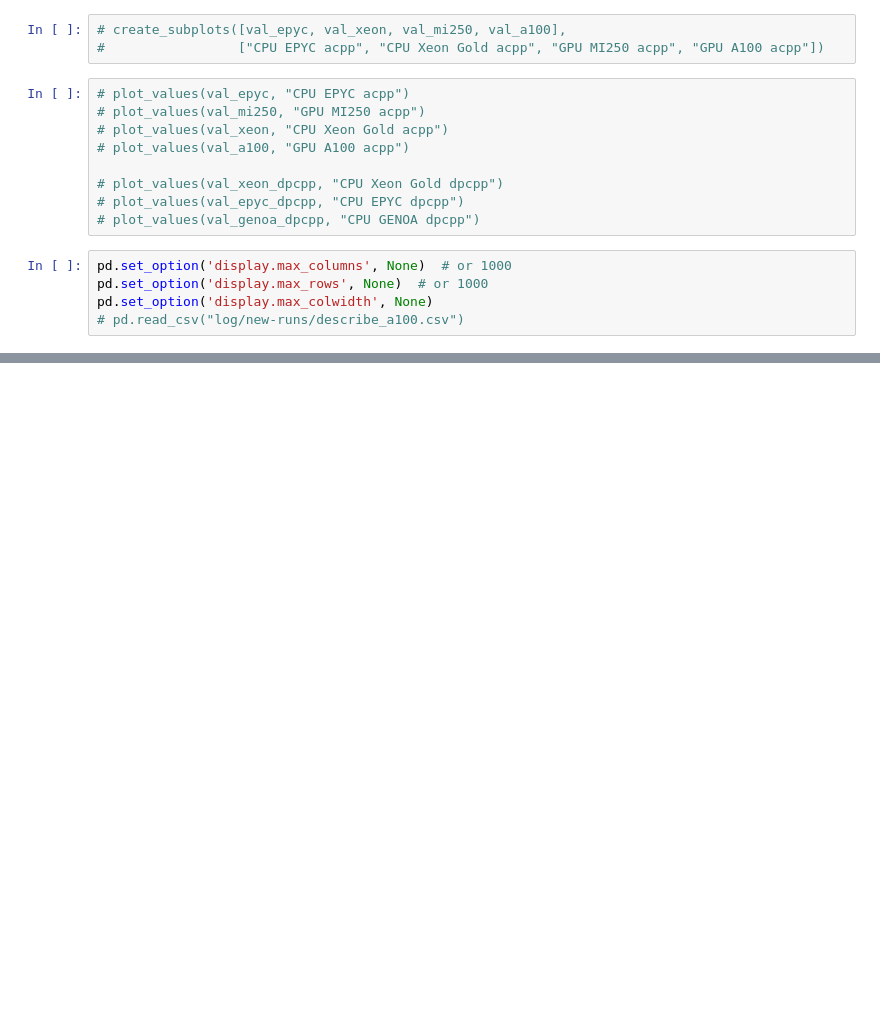
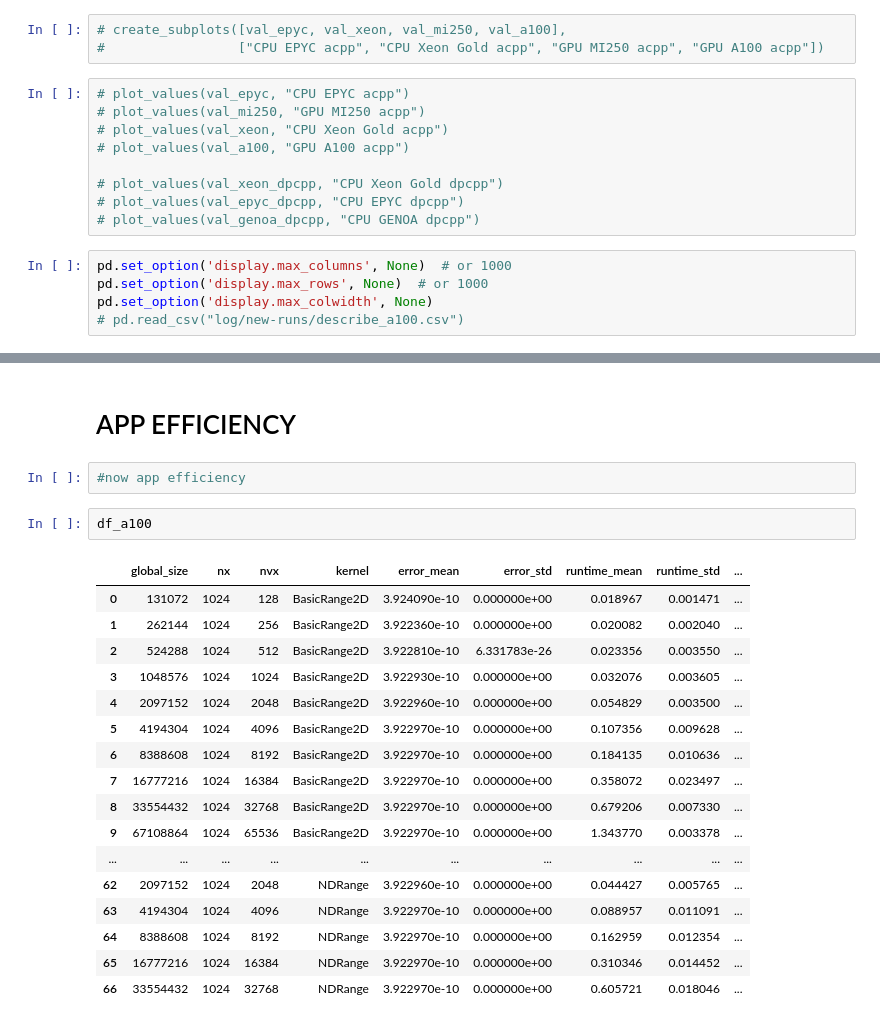
Before and after one commit to Maison-de-la-Simulation/parallel-advection, a Jupyter notebook: benchmark/read_csv_paper.ipynb, the cells around one changed output, grey strips where cells are left out. Drawn from its saved outputs; the diff is of its cells as text; blank space fills up the shorter version.

```diff
--- a/benchmark/read_csv_paper.ipynb
+++ b/benchmark/read_csv_paper.ipynb
@@ -254,0 +525,24 @@ plot_all_general_perf(all_values)
+# %% [markdown]
+# APP EFFICIENCY
+# %%
+#now app efficiency
+# %%
+df_a100
+# %% [output]
+|  | global_size | nx | nvx | kernel | error_mean | error_std | runtime_mean | runtime_std | ... |
+| 0 | 131072 | 1024 | 128 | BasicRange2D | 3.924090e-10 | 0.000000e+00 | 0.018967 | 0.001471 | ... |
+| 1 | 262144 | 1024 | 256 | BasicRange2D | 3.922360e-10 | 0.000000e+00 | 0.020082 | 0.002040 | ... |
+| 2 | 524288 | 1024 | 512 | BasicRange2D | 3.922810e-10 | 6.331783e-26 | 0.023356 | 0.003550 | ... |
+| 3 | 1048576 | 1024 | 1024 | BasicRange2D | 3.922930e-10 | 0.000000e+00 | 0.032076 | 0.003605 | ... |
+| 4 | 2097152 | 1024 | 2048 | BasicRange2D | 3.922960e-10 | 0.000000e+00 | 0.054829 | 0.003500 | ... |
+| 5 | 4194304 | 1024 | 4096 | BasicRange2D | 3.922970e-10 | 0.000000e+00 | 0.107356 | 0.009628 | ... |
+| 6 | 8388608 | 1024 | 8192 | BasicRange2D | 3.922970e-10 | 0.000000e+00 | 0.184135 | 0.010636 | ... |
+| 7 | 16777216 | 1024 | 16384 | BasicRange2D | 3.922970e-10 | 0.000000e+00 | 0.358072 | 0.023497 | ... |
+| 8 | 33554432 | 1024 | 32768 | BasicRange2D | 3.922970e-10 | 0.000000e+00 | 0.679206 | 0.007330 | ... |
+| 9 | 67108864 | 1024 | 65536 | BasicRange2D | 3.922970e-10 | 0.000000e+00 | 1.343770 | 0.003378 | ... |
+| ... | ... | ... | ... | ... | ... | ... | ... | ... | ... |
+| 62 | 2097152 | 1024 | 2048 | NDRange | 3.922960e-10 | 0.000000e+00 | 0.044427 | 0.005765 | ... |
+| 63 | 4194304 | 1024 | 4096 | NDRange | 3.922970e-10 | 0.000000e+00 | 0.088957 | 0.011091 | ... |
+| 64 | 8388608 | 1024 | 8192 | NDRange | 3.922970e-10 | 0.000000e+00 | 0.162959 | 0.012354 | ... |
+| 65 | 16777216 | 1024 | 16384 | NDRange | 3.922970e-10 | 0.000000e+00 | 0.310346 | 0.014452 | ... |
+| 66 | 33554432 | 1024 | 32768 | NDRange | 3.922970e-10 | 0.000000e+00 | 0.605721 | 0.018046 | ... |
```
Also changed, not shown: parts of 13 cells of this notebook.
